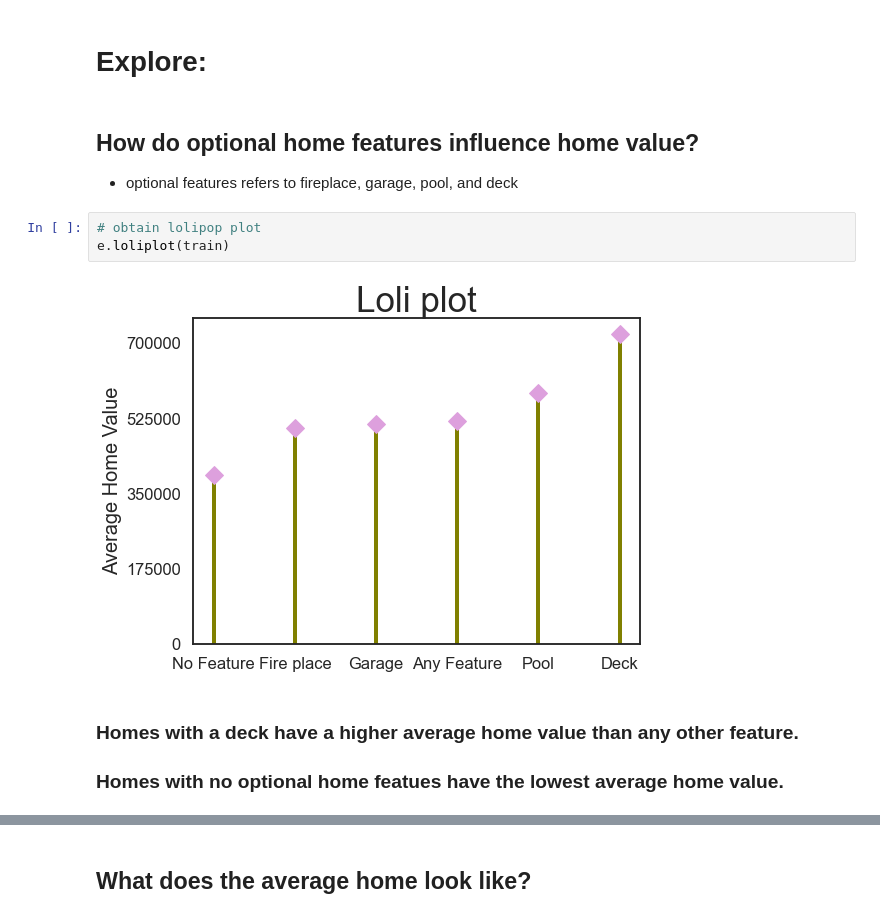
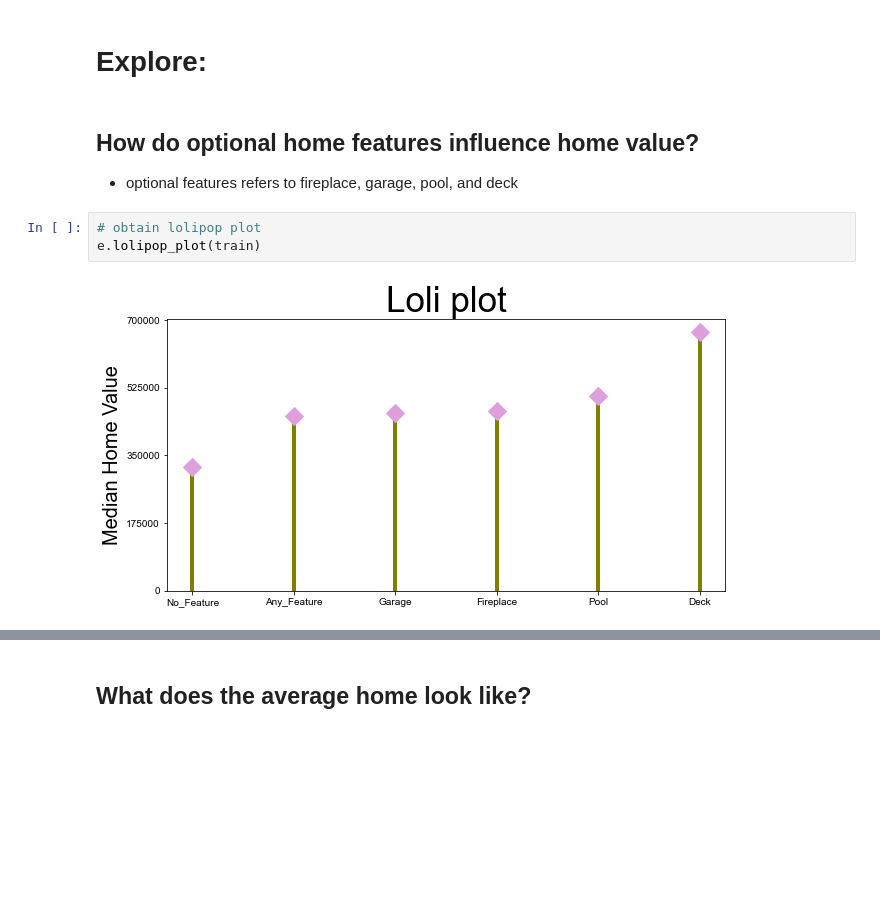
Before and after one commit to Yvette-Ibarra/regression-project, a Jupyter notebook: 4th_Working_notebook_zillow.ipynb, the cells around one changed output, grey strips where cells are left out. Drawn from its saved outputs; the diff is of its cells as text; blank space fills up the shorter version.

```diff
--- a/4th_Working_notebook_zillow.ipynb
+++ b/4th_Working_notebook_zillow.ipynb
@@ -129,14 +129,11 @@ train_viz = train.sample(frac=0.04, replace=True, random_state=123)
 # %% [markdown]
 # Explore:
-# %% [markdown]
-## How do optional home features influence home value?
-
-  * optional features refers to fireplace, garage, pool, and deck
-# %%
-# obtain lolipop plot
-e.loliplot(train)
-# %% [output]
-[figure, removed]
-# %% [markdown]
-### Homes with a deck have a higher average home value than any other feature.
-### Homes with no optional home featues have the lowest average home value.
+# %% [markdown]
+## How do optional home features influence home value?
+
+  * optional features refers to fireplace, garage, pool, and deck
+# %%
+# obtain lolipop plot
+e.lolipop_plot(train)
+# %% [output]
+[figure, added]
```
Also changed, not shown: parts of 52 cells of this notebook.
